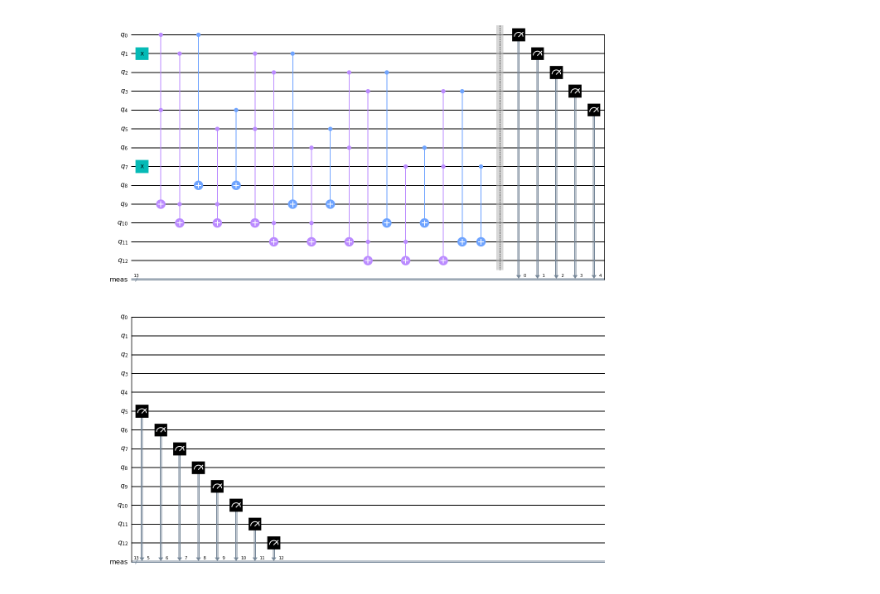
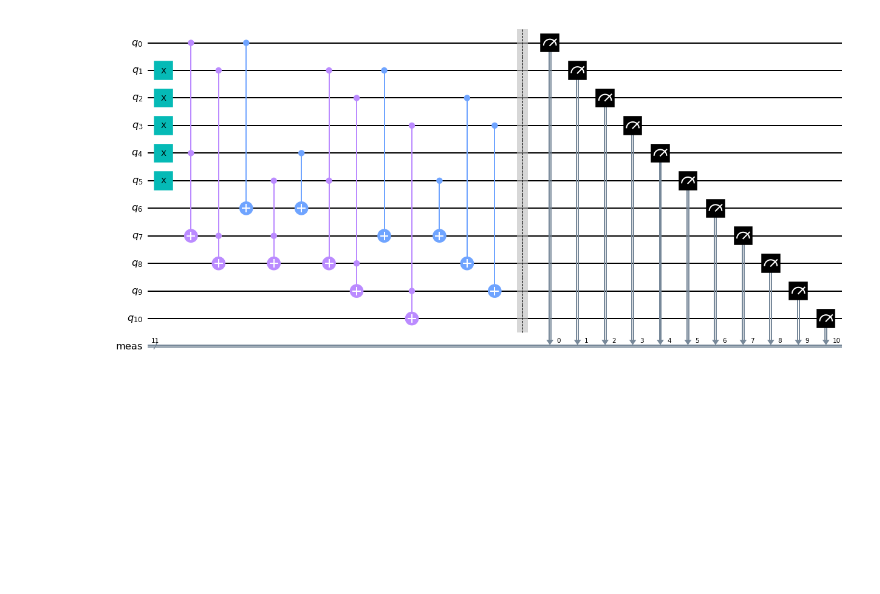
Before and after one commit to sqrta/Qsketch, a Jupyter notebook: oracle/quantum_adding.ipynb, the cells around one changed output. Drawn from its saved outputs; the diff is of its cells as text; code cells hidden in the pictures; blank space fills up the shorter version.

Commit message:
Updated quantum adder to support bit inputs

```diff
--- a/oracle/quantum_adding.ipynb
+++ b/oracle/quantum_adding.ipynb
@@ -9,51 +13,54 @@ num2 = 8
 # %%
-num_size = 0
-
-if math.ceil(math.log2(num1)) > math.ceil(math.log2(num2)):
-    num_size = math.ceil(math.log2(num1))
-    if math.log2(num1).is_integer():
-        num_size = num_size + 1
-else:
-    num_size = math.ceil(math.log2(num2))
-    if math.log2(num2).is_integer():
-        num_size = num_size + 1
+num_size = max(bit1,bit2)
+small_num = min(bit1,bit2)
 
 num1 = "{0:b}".format(num1)[::-1]
 num2 = "{0:b}".format(num2)[::-1]
 
-circuit_size = num_size*2 + (num_size + 1)
+circuit_size = num_size + small_num + (num_size + 1)
 
 qc = QuantumCircuit(circuit_size)
 
+# This part sets up the inputs and puts the X  gates
 for i in range(num_size):
-    if (len(num1) > i and num1[i] == '1'):
-        qc.x(i)
-    if (len(num2) > i and num2[i] == '1'):
-        qc.x(i + num_size)
+    if bit1 > bit2:
+        if (len(num1) > i and num1[i] == '1'):
+            qc.x(i)
+        if (len(num2) > i and num2[i] == '1'):
+            qc.x(i + num_size)
+    else:
+        if (len(num2) > i and num2[i] == '1'):
+            qc.x(i)
+        if (len(num1) > i and num1[i] == '1'):
+            qc.x(i + num_size)
 # %%
 
+# This part calculates all of the carry bits
+for i in range(num_size):
 
-for i in range(num_size):
-    qc.ccx(i, i + num_size, i + num_size*2 + 1)
+    if i < small_num:
+        qc.ccx(i, i + num_size, i + (num_size + small_num) + 1)
 
     if i + 1 < num_size:
-        qc.ccx(i + 1, i + num_size*2 + 1,i + num_size*2 + 2)
-        qc.ccx(i + num_size + 1, i + num_size*2 + 1,i + num_size*2 + 2)
+        qc.ccx(i + 1, i + (num_size + small_num) + 1,i + (num_size + small_num) + 2)
+        if i + 1 < small_num:
+            qc.ccx(i + num_size + 1, i + (num_size + small_num) + 1,i + (num_size + small_num) + 2)
 
 
 
 for i in range(num_size):
-    qc.cx(i, i + num_size*2)
-    qc.cx(i + num_size, i + num_size*2)
+    qc.cx(i, i + (num_size + small_num))
+    if i < small_num:
+        qc.cx(i + num_size, i + (num_size + small_num))
 
 #qc.cx(1,2)
 #qc.cx(0,2)
 
 #qc.ccx(0,1,3)
 qc.measure_all()
 qc.draw('mpl')
 # %% [output]
-[figure, old version]
+[figure, new version]
 # %%
 # Adding the transpiler to reduce the circuit to QASM instructions
 # supported by the backend
```
Also changed, not shown: parts of 3 cells of this notebook.
